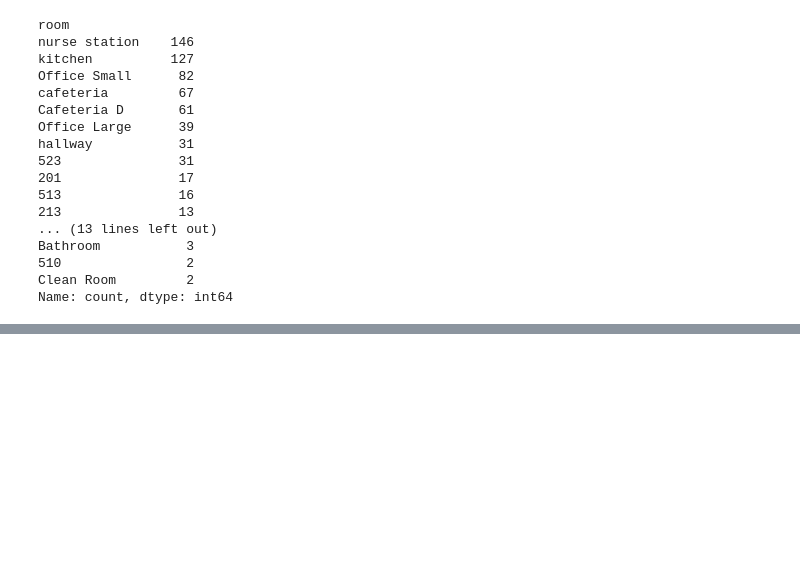
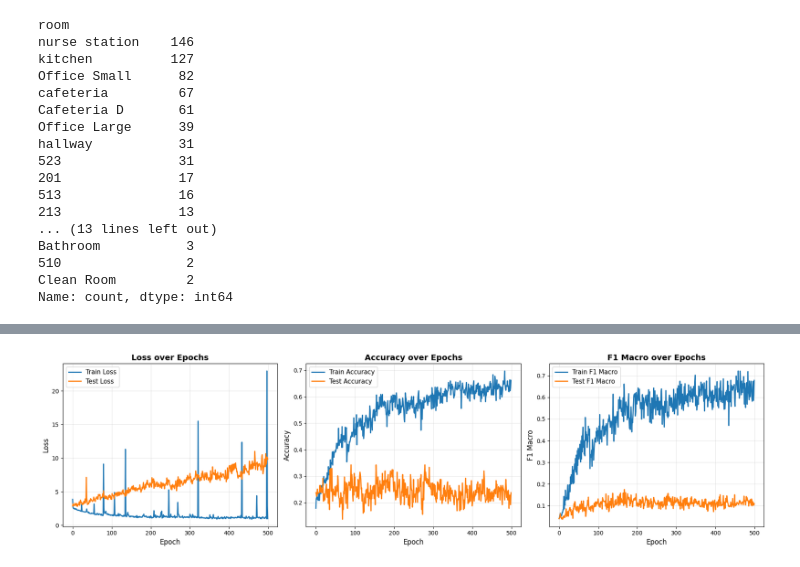
Before and after one commit to rakuzai/alcr-2026, a Jupyter notebook: code/notebook/main.ipynb, the cells around one changed output, grey strips where cells are left out. Cells and saved outputs as stored; diff of their text form; code cells hidden in the pictures; blank space fills up the shorter version.

```diff
--- a/code/notebook/main.ipynb
+++ b/code/notebook/main.ipynb
@@ -1260,0 +526,20 @@ plt.show()
+# %%
+device = torch.device('cuda' if torch.cuda.is_available() else 'cpu')
+num_classes = len(le.classes_)
+in_channels = 6  # min, max, count, hour, minute, second
+
+model = BeaconGAT(in_channels=in_channels, hidden_channels=64, num_classes=num_classes, heads=4).to(device)
+optimizer = torch.optim.Adam(model.parameters(), lr=1e-3)
+criterion = nn.CrossEntropyLoss()
+
+# Model Summary
+print("\n" + "="*60)
+print("MODEL SUMMARY")
+print("="*60)
+print(model)
+print("\n" + "-"*60)
+total_params = sum(p.numel() for p in model.parameters())
+trainable_params = sum(p.numel() for p in model.parameters() if p.requires_grad)
+print(f"Total parameters: {total_params:,}")
+print(f"Trainable parameters: {trainable_params:,}")
+print("-"*60 + "\n")
@@ -1260,0 +643,35 @@ plt.show()
+# %%
+# ============ 5. PLOT METRICS ============
+fig, axes = plt.subplots(1, 3, figsize=(18, 5))
+
+# Loss
+axes[0].plot(train_losses, label='Train Loss', linewidth=2)
+axes[0].plot(test_losses, label='Test Loss', linewidth=2)
+axes[0].set_xlabel('Epoch', fontsize=12)
+axes[0].set_ylabel('Loss', fontsize=12)
+axes[0].set_title('Loss over Epochs', fontsize=14, fontweight='bold')
+axes[0].legend(fontsize=11)
+axes[0].grid(True, alpha=0.3)
+
+# Accuracy
+axes[1].plot(train_accs, label='Train Accuracy', linewidth=2)
+axes[1].plot(test_accs, label='Test Accuracy', linewidth=2)
+axes[1].set_xlabel('Epoch', fontsize=12)
+axes[1].set_ylabel('Accuracy', fontsize=12)
+axes[1].set_title('Accuracy over Epochs', fontsize=14, fontweight='bold')
+axes[1].legend(fontsize=11)
+axes[1].grid(True, alpha=0.3)
+
+# F1 Macro
+axes[2].plot(train_f1s, label='Train F1 Macro', linewidth=2)
+axes[2].plot(test_f1s, label='Test F1 Macro', linewidth=2)
+axes[2].set_xlabel('Epoch', fontsize=12)
+axes[2].set_ylabel('F1 Macro', fontsize=12)
+axes[2].set_title('F1 Macro over Epochs', fontsize=14, fontweight='bold')
+axes[2].legend(fontsize=11)
+axes[2].grid(True, alpha=0.3)
+
+plt.tight_layout()
+plt.savefig('training_metrics.png', dpi=300, bbox_inches='tight')
+# %% [output]
+[figure, added]
```
Also changed, not shown: parts of 23 cells of this notebook, 1 other file.
